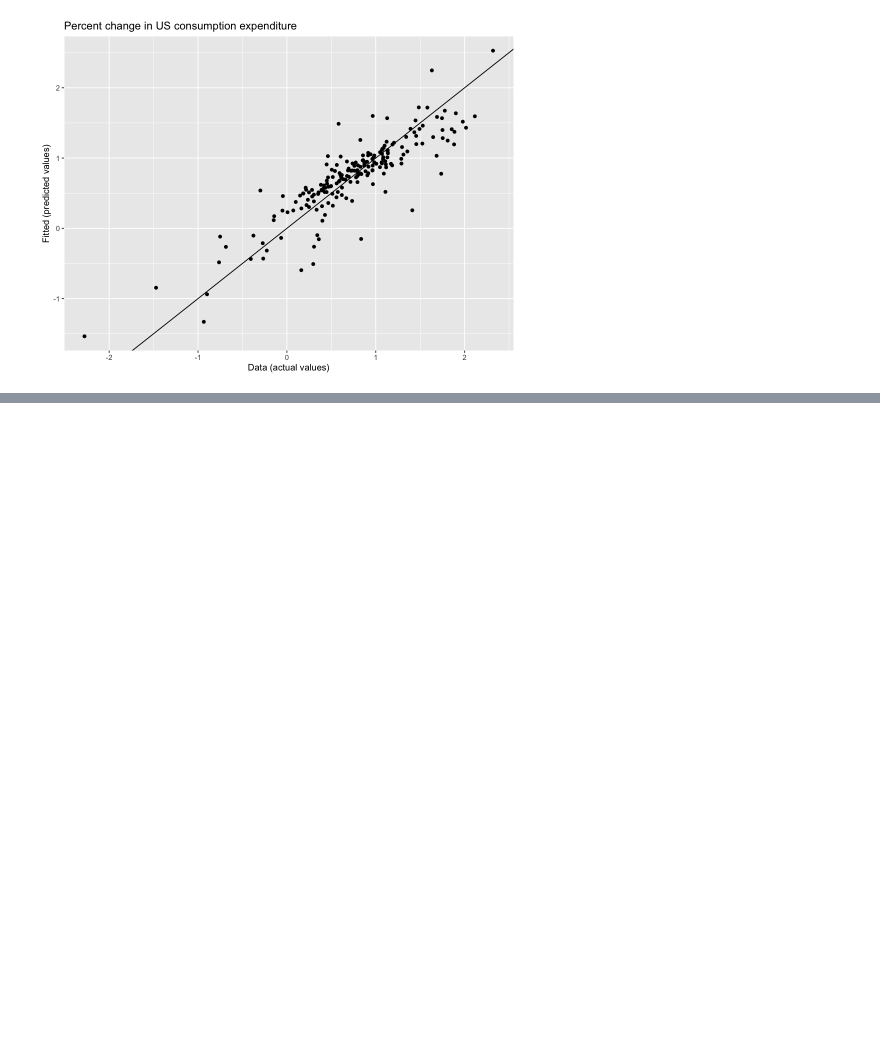
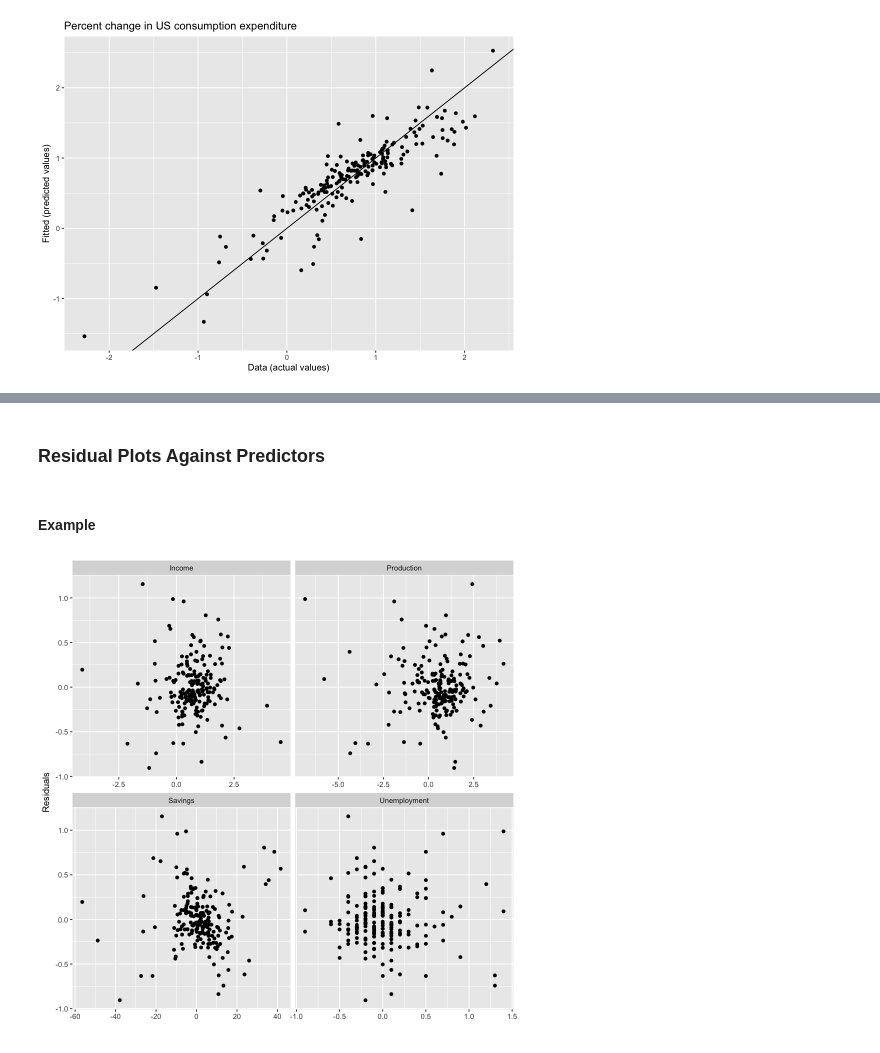
Before and after one commit to antounes/fpp3, a Jupyter notebook: 7_time_series_regression_models.ipynb, the cells around one changed output, grey strips where cells are left out. Saved outputs shown, nothing was run; the diff lists cells and outputs as text; code cells hidden in the pictures; blank space fills up the shorter version.

```diff
--- a/7_time_series_regression_models.ipynb
+++ b/7_time_series_regression_models.ipynb
@@ -150,0 +172,17 @@ augment(fit_consMR) %>%
+# %% [markdown]
+### Residual Plots Against Predictors
+# %% [markdown]
+#### Example
+# %%
+options(repr.plot.width=8, repr.plot.height=8)
+
+us_change %>%
+  left_join(residuals(fit_consMR), by="Quarter") %>%
+  pivot_longer(Income:Unemployment,
+               names_to="regressor", values_to="x") %>%
+  ggplot(aes(x=x, y=.resid)) +
+  geom_point() +
+  facet_wrap(.~regressor, scales="free_x") +
+  labs(y="Residuals", x="")
+# %% [output]
+[figure, added]
```
Also changed, not shown: parts of 11 cells of this notebook.
